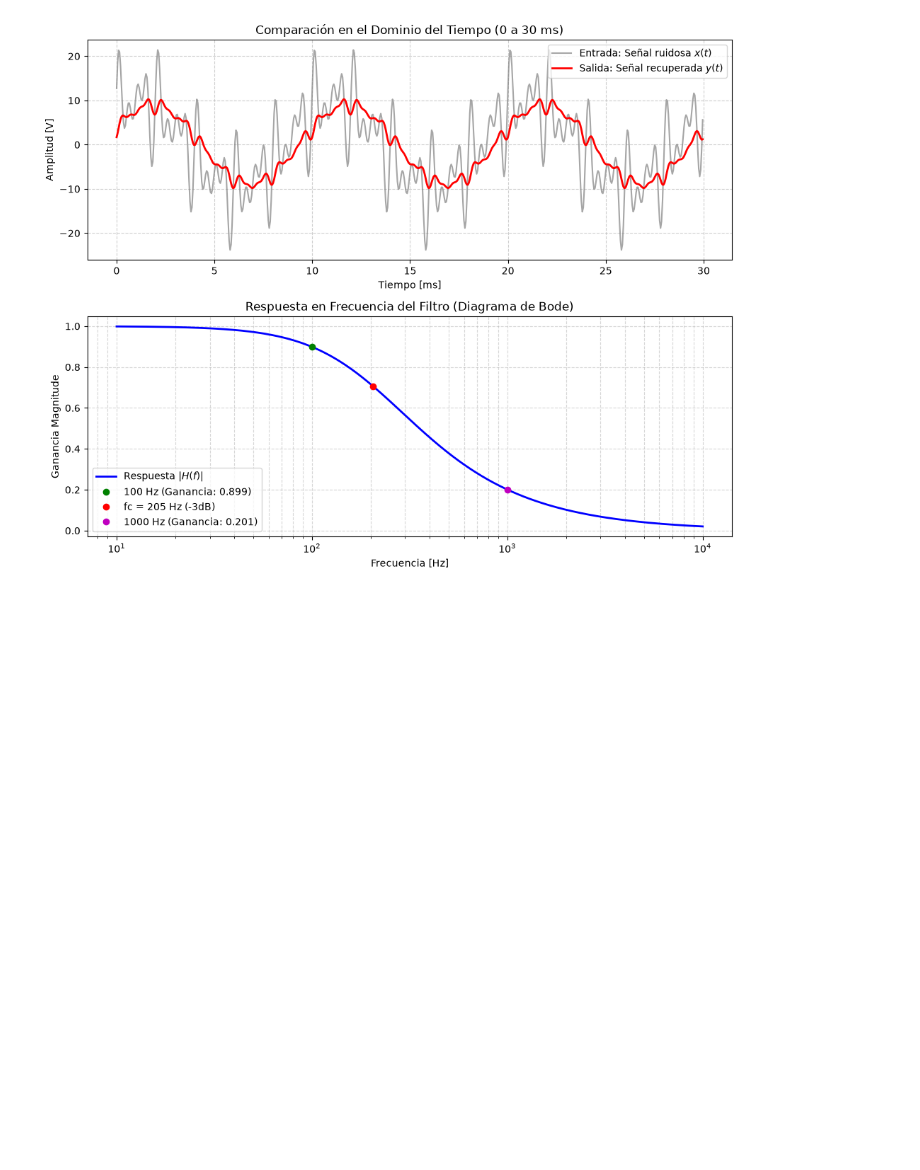
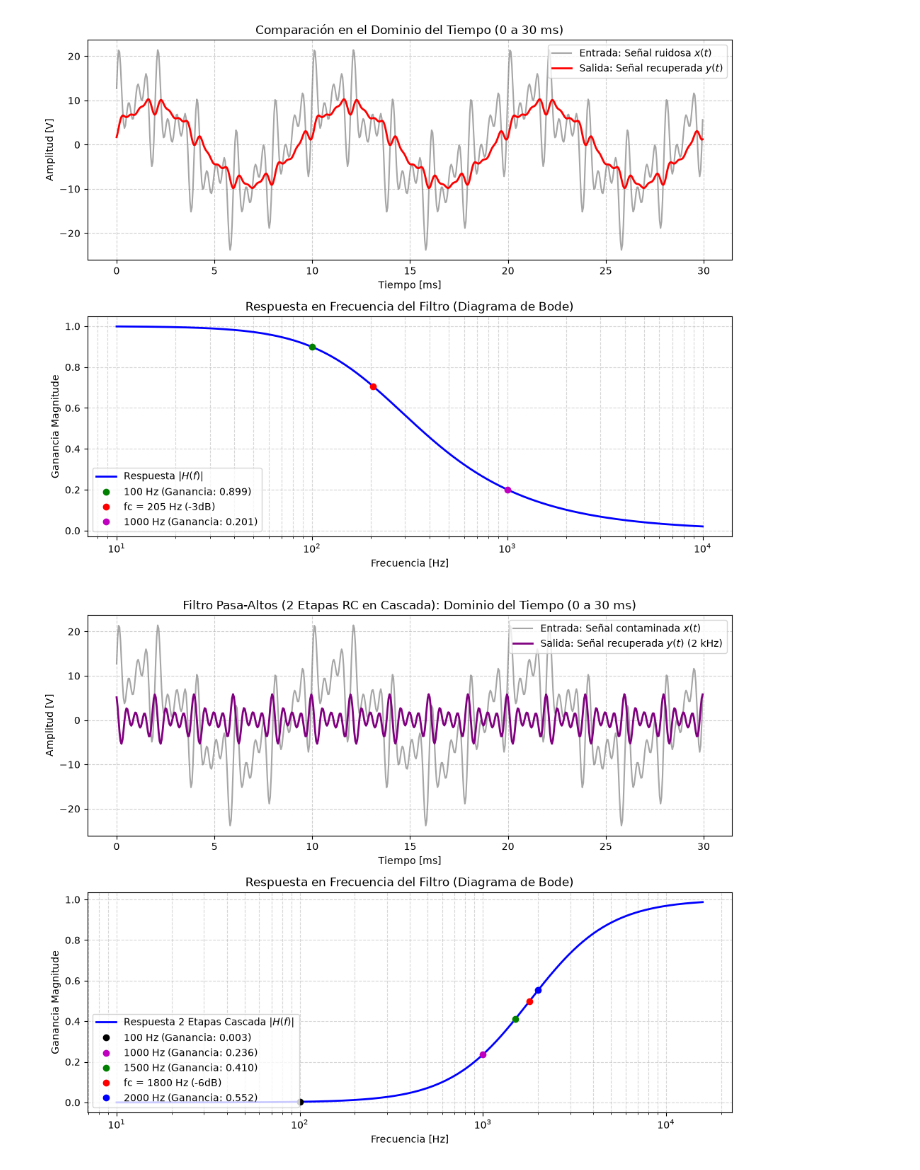
Before and after one commit to JulioOZ-cmyk/Procesamiento-de-senales, a Jupyter notebook: notebooks/Lab3.ipynb, the cells around one changed output. Drawn from its saved outputs; the diff is of its cells as text; code cells hidden in the pictures; blank space fills up the shorter version.

Commit message:
Ejercicios de filtro añadidos

```diff
--- a/notebooks/Lab3.ipynb
+++ b/notebooks/Lab3.ipynb
@@ -445,3 +445,90 @@ plt.tight_layout()
 plt.show()
 # %% [output]
 [figure]
+# %%
+# Filtros pasa-altos de primer orden en cascada (2000Hz)
+import numpy as np
+import matplotlib.pyplot as plt
+
+# 1. Parámetros del tiempo y señales
+fs = 20000   # Frecuencia de muestreo (20 kHz)
+t = np.arange(0, 0.03, 1/fs)   # 30 ms
+
+# Componentes originales de la señal contaminada
+x0 = 10 * np.sin(2 * np.pi * 100 * t + np.deg2rad(50))      # 100 Hz
+r1 = 5 * np.sin(2 * np.pi * 1000 * t + np.deg2rad(10))      # 1000 Hz
+r2 = 5 * np.sin(2 * np.pi * 1500 * t + np.deg2rad(20))      # 1500 Hz
+r3 = 5 * np.sin(2 * np.pi * 2000 * t + np.deg2rad(30))      # 2000 Hz (Señal de interés)
+
+# Entrada total
+x_in = x0 + r1 + r2 + r3
+
+# 2. Respuesta de dos etapas de Filtro Pasa-Altos RC en cascada
+# Frecuencia de corte individual de cada etapa (asumiendo etapas idénticas)
+fc = 1800    # Frecuencia de corte [Hz]
+
+# Para una etapa individual de filtro RC pasa-altos:
+# Ganancia H1(f) = (f / fc) / sqrt(1 + (f / fc)^2) = 1 / sqrt(1 + (fc / f)^2)
+# Desfase phi1(f) = arctan(fc / f)
+def ganancia_etapa_hp(f, fc):
+    return 1 / np.sqrt(1 + (fc / f)**2)
+
+def desfase_etapa_hp(f, fc):
+    return np.arctan(fc / f)
+
+# Al conectar dos etapas idénticas en cascada (sin carga entre ellas, ej. usando un seguidor con Op-Amp):
+# La ganancia total es el producto de las ganancias: H_total = H1 * H2 = H1^2
+# El desfase total es la suma de los desfases: phi_total = phi1 + phi2 = 2 * phi1
+def ganancia_total_hp2(f, fc):
+    h = ganancia_etapa_hp(f, fc)
+    return h * h
+
+def desfase_total_hp2(f, fc):
+    return 2 * desfase_etapa_hp(f, fc)
+
+freqs_eval = [100, 1000, 1500, 2000]
+H_vals = [ganancia_total_hp2(f, fc) for f in freqs_eval]
+phi_vals = [desfase_total_hp2(f, fc) for f in freqs_eval]
+
+H_100, H_1000, H_1500, H_2000 = H_vals
+phi_100, phi_1000, phi_1500, phi_2000 = phi_vals
+
+# Señal de salida filtrada combinando las amplitudes y desfasando cada componente
+y_out = (10 * H_100   * np.sin(2 * np.pi * 100 * t   + np.deg2rad(50) + phi_100) +
+         5  * H_1000  * np.sin(2 * np.pi * 1000 * t  + np.deg2rad(10) + phi_1000) +
+         5  * H_1500  * np.sin(2 * np.pi * 1500 * t  + np.deg2rad(20) + phi_1500) +
+         5  * H_2000  * np.sin(2 * np.pi * 2000 * t  + np.deg2rad(30) + phi_2000))
+
+# 3. Creación de figura con dos subplots
+fig, (ax1, ax2) = plt.subplots(2, 1, figsize=(10, 8))
+
+# Subplot 1: Dominio del tiempo
+ax1.plot(t * 1000, x_in, label='Entrada: Señal contaminada $x(t)$', color='gray', alpha=0.7)
+ax1.plot(t * 1000, y_out, label='Salida: Señal recuperada $y(t)$ (2 kHz)', color='purple', linewidth=2)
+ax1.set_title('Filtro Pasa-Altos (2 Etapas RC en Cascada): Dominio del Tiempo (0 a 30 ms)')
+ax1.set_xlabel('Tiempo [ms]')
+ax1.set_ylabel('Amplitud [V]')
+ax1.grid(True, linestyle='--', alpha=0.6)
+ax1.legend(loc='upper right')
+
+# Subplot 2: Diagrama de Bode (Respuesta en Frecuencia)
+freqs = np.logspace(1, 4.2, 500)
+ganancia_bode = [ganancia_total_hp2(f, fc) for f in freqs]
+
+ax2.semilogx(freqs, ganancia_bode, color='blue', linewidth=2, label='Respuesta 2 Etapas Cascada $|H(f)|$')
+ax2.plot(100, H_100, 'ko', label=f'100 Hz (Ganancia: {H_100:.3f})')
+ax2.plot(1000, H_1000, 'mo', label=f'1000 Hz (Ganancia: {H_1000:.3f})')
+ax2.plot(1500, H_1500, 'go', label=f'1500 Hz (Ganancia: {H_1500:.3f})')
+ax2.plot(fc, (1/np.sqrt(2))**2, 'ro', label=f'fc = {fc} Hz (-6dB)')
+ax2.plot(2000, H_2000, 'bo', label=f'2000 Hz (Ganancia: {H_2000:.3f})')
+
+ax2.set_title('Respuesta en Frecuencia del Filtro (Diagrama de Bode)')
+ax2.set_xlabel('Frecuencia [Hz]')
+ax2.set_ylabel('Ganancia Magnitude')
+ax2.grid(True, which='both', linestyle='--', alpha=0.5)
+ax2.legend(loc='lower left')
+
+plt.tight_layout()
+plt.show()
+# %% [output]
+[figure, added]
```
Also changed, not shown: parts of 1 cell of this notebook.
